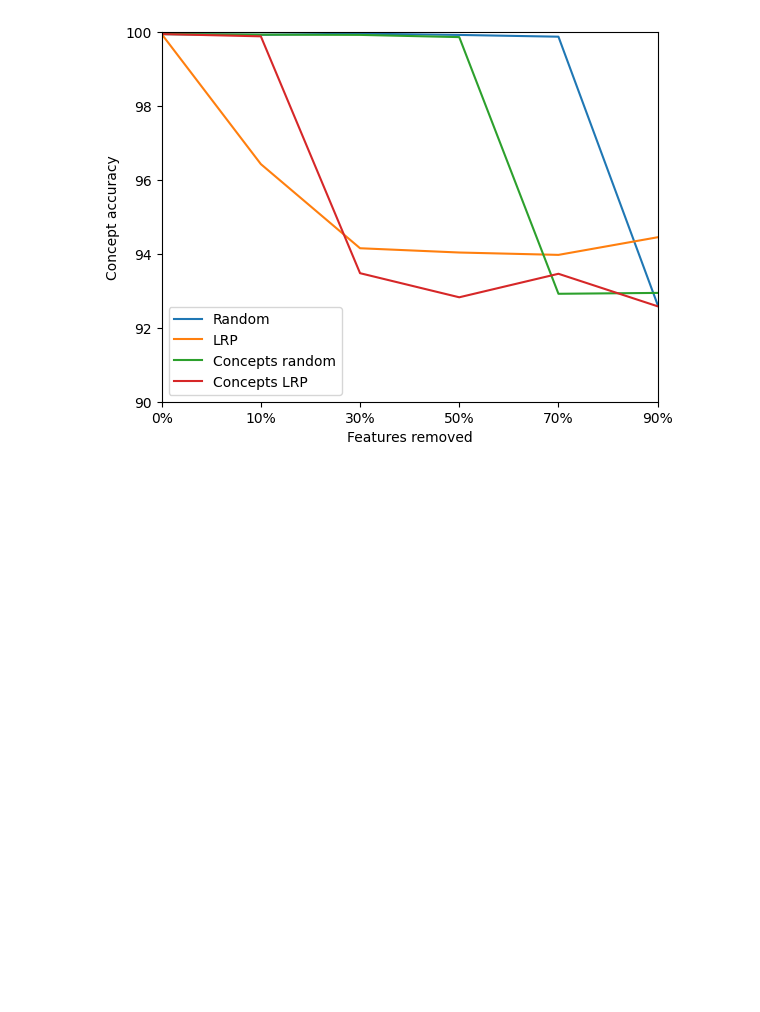
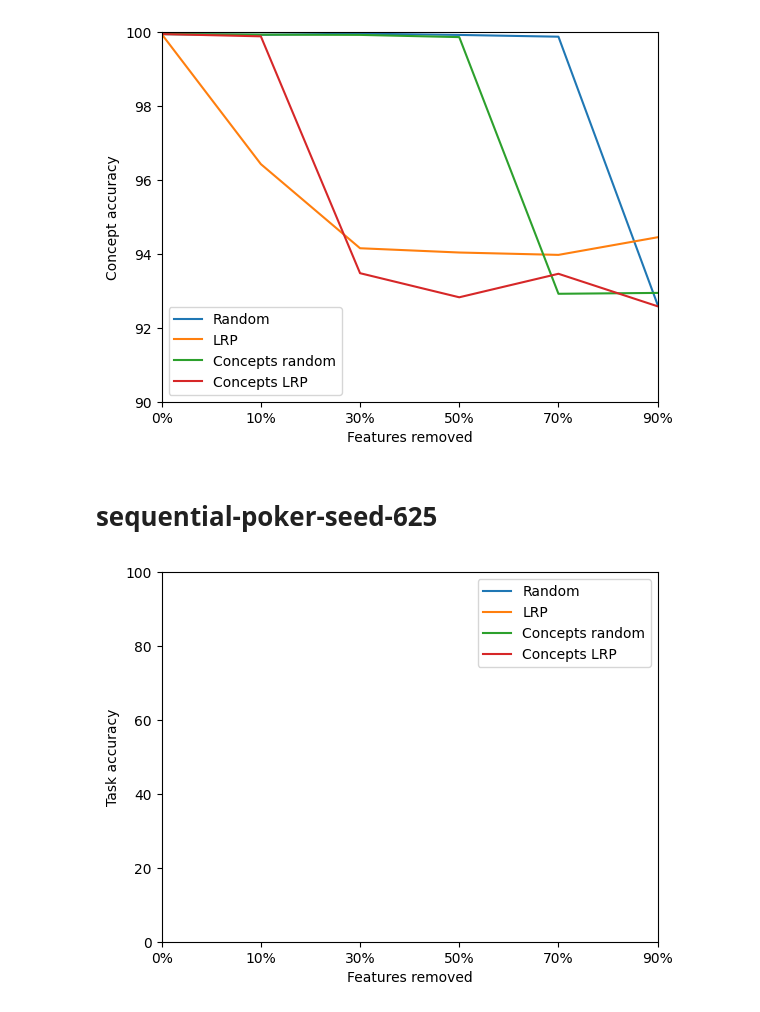
Before and after one commit to JackFurby/Playing-cards-CBM, a Jupyter notebook: experiments/plot.ipynb, the cells around one changed output. Cells and saved outputs as stored; diff of their text form; code cells hidden in the pictures; blank space fills up the shorter version.

```diff
--- a/experiments/plot.ipynb
+++ b/experiments/plot.ipynb
@@ -42,3 +45,26 @@ plt.xlim(0, 5)
 plt.show()
 # %% [output]
 [figure]
+# %% [markdown]
+# sequential-poker-seed-625
+# %%
+x = ["0%", "10%", "30%", "50%", "70%", "90%"]
+
+random = [None, None, None, None, None, None]
+lrp = [None, None, None, None, None, None]
+concept_random = [None, None, None, None, None, None]
+concept_lrp = [None, None, None, None, None, None]
+
+ran_plot = plt.plot(x, random, label="Random")
+lrp_plot = plt.plot(x, lrp, label="LRP")
+con_ran_plot = plt.plot(x, concept_random, label="Concepts random")
+con_lrp_plot = plt.plot(x, concept_lrp, label="Concepts LRP")
+
+plt.xlabel("Features removed")
+plt.ylabel("Task accuracy")
+plt.legend(loc="best")
+plt.ylim(0, 100)
+plt.xlim(0, 5)
+plt.show()
+# %% [output]
+[figure, added]
```
Also changed, not shown: parts of 7 cells of this notebook, 9 other files.
